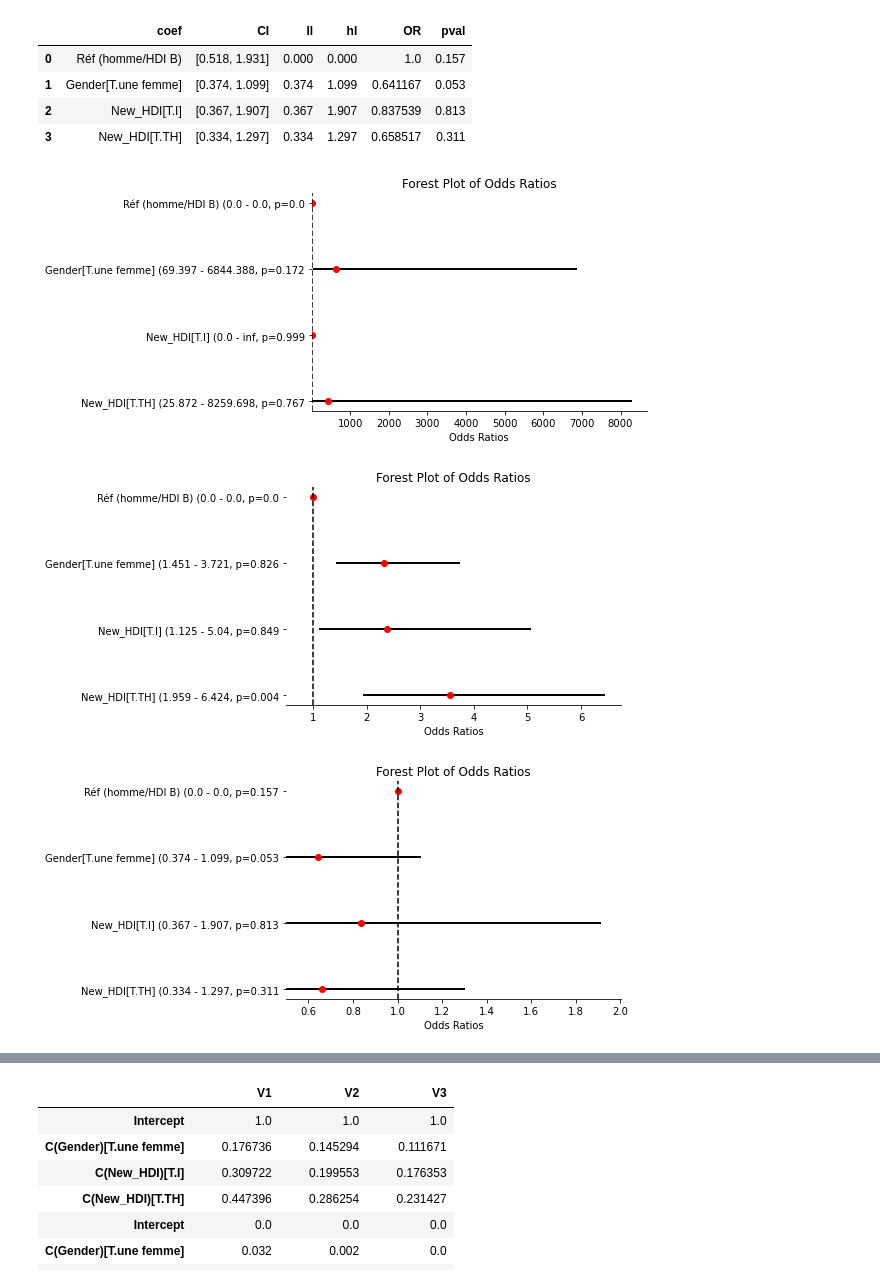
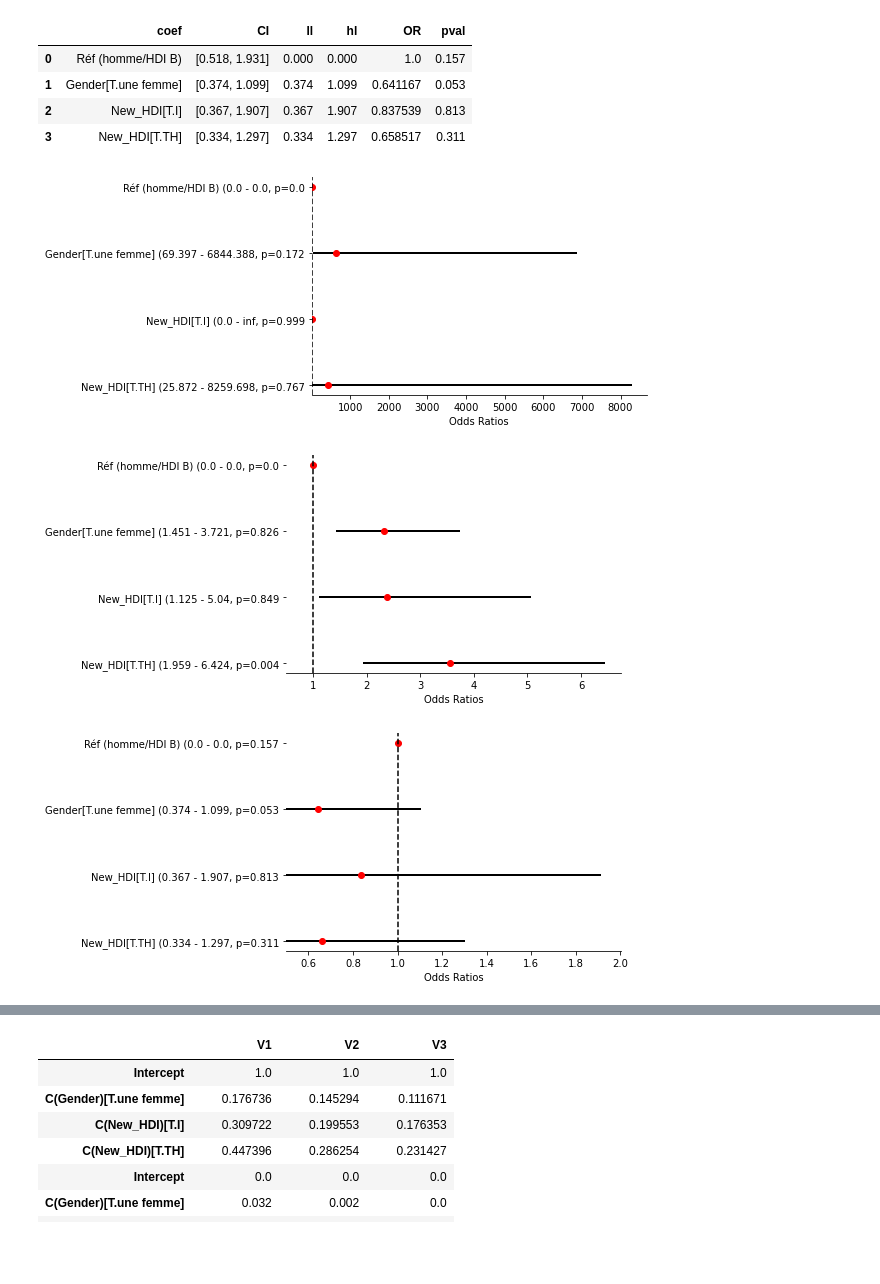
Before and after one commit to smtux/DUDA, a Jupyter notebook: statistique/src/mooc_mertes.ipynb, the cells around one changed output, grey strips where cells are left out. Saved outputs shown, nothing was run; the diff lists cells and outputs as text; code cells hidden in the pictures; blank space fills up the shorter version.

```diff
--- a/statistique/src/mooc_mertes.ipynb
+++ b/statistique/src/mooc_mertes.ipynb
@@ -823,8 +807,10 @@ df_exam
+# %%
+df_exam.dropna(inplace=True)
 # %%
 # Obtention de l'examen et/ou de la certifcation
-df_exam["Exam_Certif"] = df_exam["Exam"] | df_exam["Certif"]
+df_exam["Exam_Certif"] = df_exam["Exam"].astype(int) | df_exam["Certif"].astype(int)
 # %%
 # Obtention ou non par itération
-df_exam_v1 = df_exam.xs(1, level="Itération")
-df_exam_v2 = df_exam.xs(2, level="Itération")
-df_exam_v3 = df_exam.xs(3, level="Itération")
+df_exam_v1 = df_exam.loc[1]
+df_exam_v2 = df_exam.loc[2]
+df_exam_v3 = df_exam.loc[3]
@@ -847,0 +852,19 @@ result_v3 = model[2].fit()
+# %%
+fig, (ax1, ax2, ax3) = plt.subplots(3, 1, figsize=(8,12))
+ax1.scatter(x=df_exam_v1["Exam_Certif"], y=df_exam_v1['predicted'], color="blue")
+ax1.axline((0, 0), slope=1, color='red', linestyle='-')
+ax1.set_xlabel('Valeurs observées - V1')
+ax1.set_ylabel('Valeurs prédites')
+ax1.set_title('Valeurs prédites vs Valeurs observées')
+
+ax2.scatter(x=df_exam_v2["Exam_Certif"], y=df_exam_v2['predicted'], color="green")
+ax2.axline((0, 0), slope=1, color='red', linestyle='-')
+ax2.set_xlabel('Valeurs observées - V2')
+ax2.set_ylabel('Valeurs prédites')
+
+ax3.scatter(x=df_exam_v3["Exam_Certif"], y=df_exam_v3['predicted'], color="black")
+ax3.axline((0, 0), slope=1, color='red', linestyle='-')
+ax3.set_xlabel('Valeurs observées - V3')
+ax3.set_ylabel('Valeurs prédites')
+
+plt.show()
@@ -1011,37 +1036,36 @@ forest_v3
 for n, version in enumerate([forest_v1, forest_v2, forest_v3]):
     version = version[::-1]
     # Données de la régression logistique
     odds_ratios = version["OR"].tolist()
     ci = list(zip(version["ll"], version["hl"]))
     ci_inf = version["ll"].astype(str)
     ci_sup = version["hl"].astype(str)
     labels = version["coef"] + " (" + ci_inf + " - " + ci_sup + ", p=" + version["pval"].astype(str)
 
     # Création du forest plot
     fig, ax = plt.subplots()
 
     # OR, intervalles de confiance
     for i, (or_val, (ci_low, ci_high), label) in enumerate(zip(odds_ratios, ci, labels)):
         ax.plot([ci_low, ci_high], [i, i], color="black", linewidth=2)
         ax.plot(or_val, i, 'ro')
 
     # Réglages des axes
     ax.set_xlim(left=0.5)
     ax.set_yticks(range(len(labels)))
     ax.set_yticklabels(labels)
     ax.set_xlabel('Odds Ratios')
     ax.axvline(1, color='black', linestyle='--')
     ax.spines["top"].set_visible(False)
     ax.spines["left"].set_visible(False)
     ax.spines["right"].set_visible(False)
-    plt.title('Forest Plot of Odds Ratios')
     #file_name = "../graph/forestplot_V" + str(n) + "_binomiale.png"
     #plt.savefig(file_name)
     #plt.show()
 # %% [output]
-[figure, old version]
+[figure, new version]
-[figure, old version]
+[figure, new version]
-[figure, old version]
+[figure, new version]
 # %%
 # Nombre de videos par étudiant et pour chaque itération
 df_video = base.set_index(["Itération", "Student_ID", "Gender", "New_HDI"]).loc[:, 'S1.L1':'S5.L5'].drop(["Prez.sem.2", "Prez.sem.3", "Prez.sem.4", "Prez.sem.5"], axis=1)
```
Also changed, not shown: parts of 21 cells of this notebook, 16 other files.
